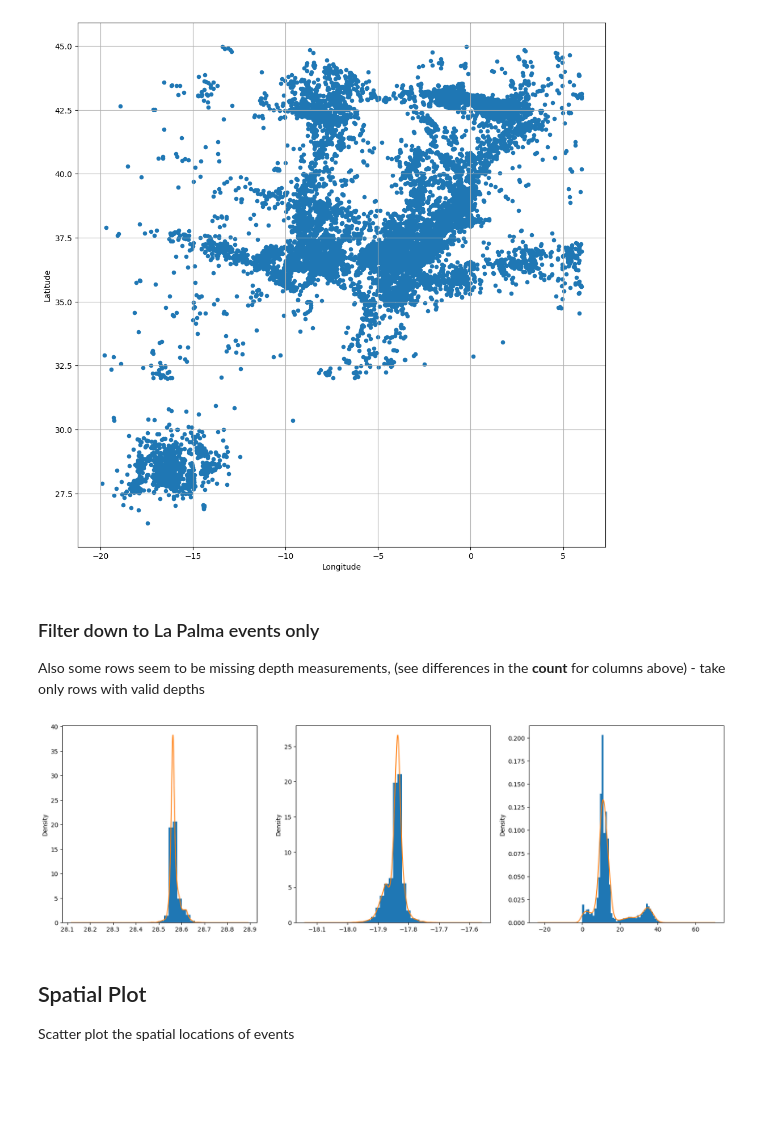
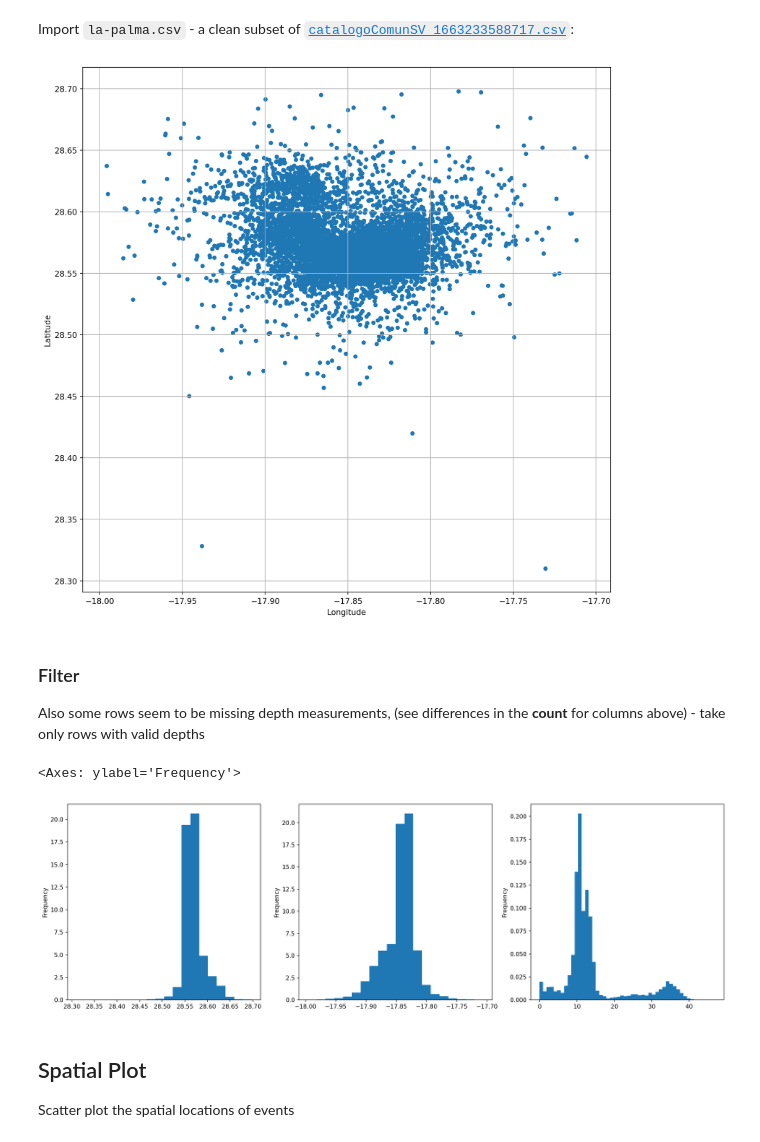
Before and after one commit to cwickham/manuscript-template-vscode, a Jupyter notebook: notebooks/data-screening.out.ipynb, the cells around one changed output. Cells and saved outputs as stored; diff of their text form; code cells hidden in the pictures; blank space fills up the shorter version.

```diff
--- a/notebooks/data-screening.out.ipynb
+++ b/notebooks/data-screening.out.ipynb
@@ -20,30 +9,34 @@ df.head()
+# %% [markdown]
+Import `la-palma.csv` - a clean subset of [`catalogoComunSV_1663233588717.csv`](https://github.com/Notebooks-Now/submission-quarto-full/blob/main/data/catalogoComunSV_1663233588717.csv):
+# %%
+df = pd.read_csv('la-palma.csv')
+df['DateTime'] = pd.to_datetime(df['DateTime'])
+df = df.sort_values(by=['DateTime'], ascending=True)
+df.head()
 # %%
 df.describe()
 # %%
 df.plot.scatter(x="Longitude", y="Latitude", figsize=(12,12), grid="on");
 # %% [output]
-[figure, old version]
+[figure, new version]
 # %% [markdown]
-### Filter down to La Palma events only
+### Filter
 
 Also some rows seem to be missing depth measurements, (see differences in the **count** for columns above) - take only rows with valid depths
 # %%
-df = df[(df['Latitude'] < 28.7) & (df['Latitude'] > 28.3) & (df['Longitude'] < -17.7) & (df['Longitude'] > -18)]
 df = df[df['Depth(km)'].notna()]
 df.describe()
 # %%
 plt.figure(figsize=(20,6))
 plt.subplot(1,3,1)
 df["Latitude"].plot.hist(bins=20, density=True)
-df["Latitude"].plot.kde()
 plt.subplot(1,3,2)
 df["Longitude"].plot.hist(bins=20, density=True)
-df["Longitude"].plot.kde()
 plt.subplot(1,3,3)
 df["Depth(km)"].plot.hist(bins=50, density=True)
-_=df["Depth(km)"].plot.kde()
 # %% [output]
+<Axes: ylabel='Frequency'>
-[figure, old version]
+[figure, new version]
 # %% [markdown]
 ## Spatial Plot
 
```
Also changed, not shown: parts of 6 cells of this notebook, 39 other files.
